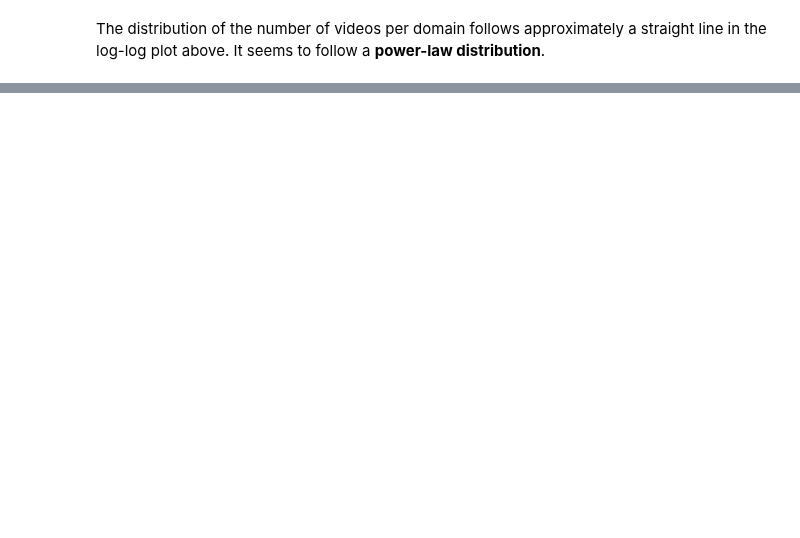
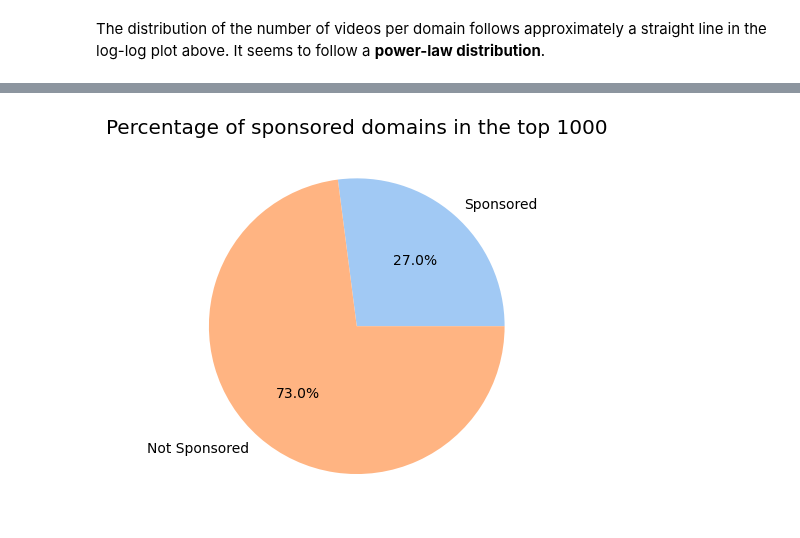
Before and after one commit to epfl-ada/ada-2022-project-fraisetagada, a Jupyter notebook: analysis/domains_analysis.ipynb, the cells around one changed output, grey strips where cells are left out. Drawn from its saved outputs; the diff is of its cells as text; code cells hidden in the pictures; blank space fills up the shorter version.

Commit message:
Add domain analysis and create video sponsor analysis notebook

```diff
--- a/analysis/domains_analysis.ipynb
+++ b/analysis/domains_analysis.ipynb
@@ -171,0 +212,18 @@ domains_top_count.write.csv(PATH_METADATAS_TOP_COUNTS_DST)
+# %%
+PATH_METADATAS_TOP_COUNTS_SRC = '../data/domains_classification.csv'
+# %%
+schema = StructType([
+    StructField("domain",               StringType(),  True),
+    StructField("count",                IntegerType(), True),
+    StructField("median_sponsor_score", FloatType(), True),
+    StructField("is_sponsored",         IntegerType(), True),
+    StructField("domain_category",      StringType(),  True),
+])
+
+domains_top_classified = spark.read.csv(PATH_METADATAS_TOP_COUNTS_SRC, header=True, schema=schema)
+domains_top_classified = domains_top_classified.filter('domain_category is not null')
+
+# change median sposor score to int
+domains_top_classified = domains_top_classified \
+    .withColumn("median_sponsor_score", domains_top_classified.median_sponsor_score.cast(IntegerType())) \
+    .withColumn("is_sponsored", domains_top_classified.is_sponsored.cast(BooleanType()))
@@ -171,0 +250,9 @@ domains_top_count.write.csv(PATH_METADATAS_TOP_COUNTS_DST)
+# %%
+sp_domains_cnt = [row[1] for row in domains_top_classified.groupBy('is_sponsored').count().collect()]
+
+colors = sns.color_palette('pastel')
+plt.pie(sp_domains_cnt, labels=['Sponsored', 'Not Sponsored'], autopct='%1.1f%%', colors=colors)
+plt.title('Percentage of sponsored domains in the top 1000')
+plt.show()
+# %% [output]
+[figure, added]
```
Also changed, not shown: parts of 13 cells of this notebook, 4 other files.
